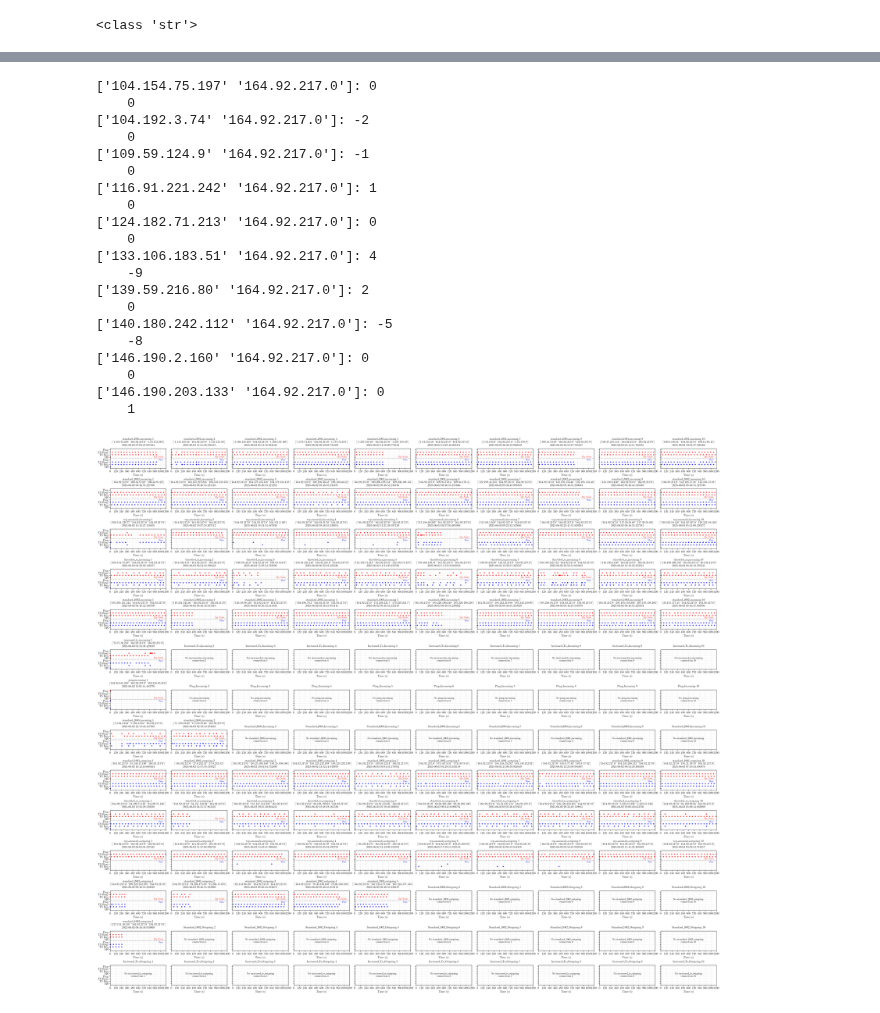
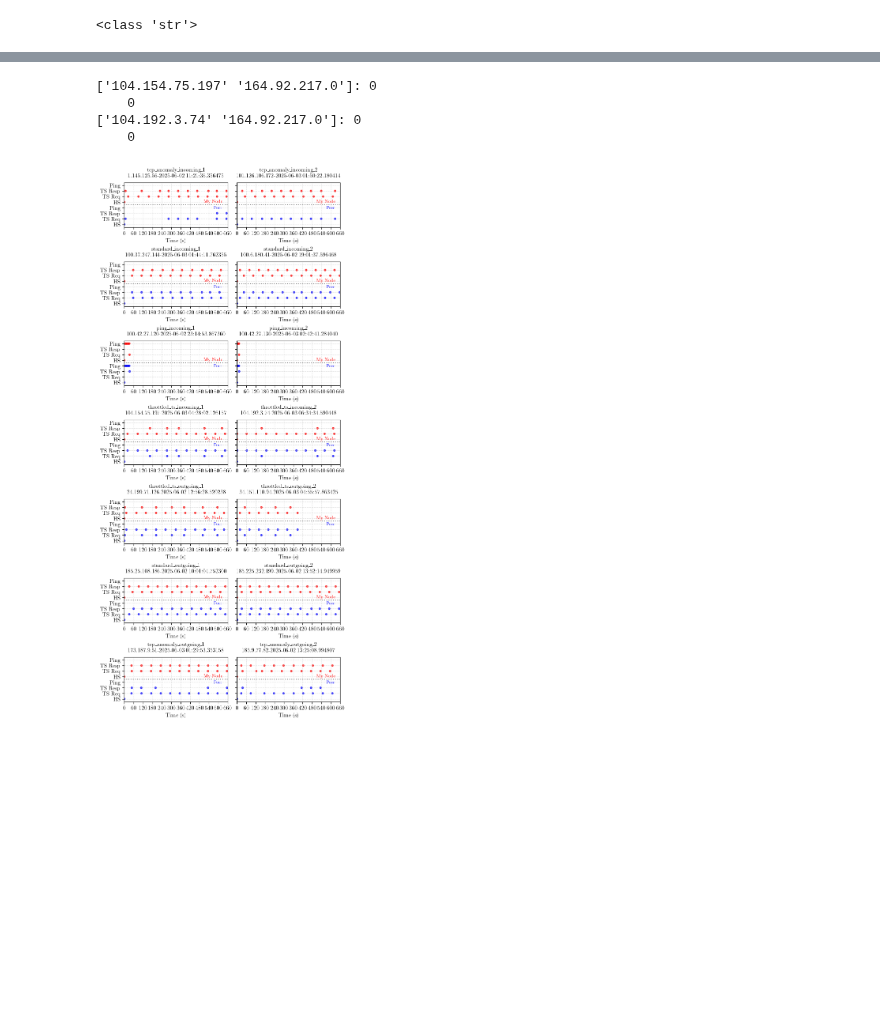
Before and after one commit to ykpyck/monero-traffic-analysis, a Jupyter notebook: visz_test.ipynb, the cells around one changed output, grey strips where cells are left out. Drawn from its saved outputs; the diff is of its cells as text; code cells hidden in the pictures; blank space fills up the shorter version.

```diff
--- a/visz_test.ipynb
+++ b/visz_test.ipynb
@@ -538,26 +559,29 @@ def classify_connection(conn_row, duration_m, commands, ts_latency_lower, ts_lat
 
     conditions = {
         'tcp_anomaly': (
-            (not conn_row['res_req_diff'] in range(-10,11))
+            (not conn_row['res_req_diff'] in range(-2,3))
         ),
         'throttled_ts': (
             (conn_row['ts_latency'] > ts_latency_upper) &
             (conn_row['ts_latency'] != 6000) #&
             #(duration_m > timedelta(minutes=min_duration_minutes))
         ),
-        'increased_ts': (
-            (conn_row['ts_latency'] < ts_latency_lower)
-        ),
         'ping': (
             (conn_row['ping_frequency'] > 0) &
             (conn_row['ping_frequency'] < 10)
         ),
-        f'standard_{commands[0]}': (
+        'short_lived': (
+            (duration_m < timedelta(minutes=1))
+        ),
+        f'standard_average': (
+            #(conn_row['ts_latency'] < ts_latency_lower) &
             (duration_m > timedelta(minutes=min_duration_minutes))
+        ),
+        'standard_short': (
+            (duration_m <= timedelta(minutes=min_duration_minutes))
         )
     }
     for conn_type, condition in conditions.items():
-
         if condition:
             return f"{conn_type}_{conn_row['direction']}"
     return None
@@ -565,8 +589,8 @@ def classify_connection(conn_row, duration_m, commands, ts_latency_lower, ts_lat
 # build connections dataframe
 df_indexed = result_df.set_index('source_ip')
 
-ts_latency_lower = 30#conn_df['ts_latency'].quantile(0.5)
-ts_latency_upper = 90#conn_df['ts_latency'].quantile(0.9)
+ts_latency_lower = conn_df['ts_latency'].quantile(0.5)
+ts_latency_upper = conn_df['ts_latency'].quantile(0.95)
 
 #connection_data = {f"{conn_type}_{direction}": [] for conn_type in ['standard', 'throttled_ts', 'ping'] for direction in ['outgoing', 'incoming']}
 #type_counts = {conn_type: 0 for conn_type in connection_data.keys()}
@@ -574,10 +598,10 @@ ts_latency_upper = 90#conn_df['ts_latency'].quantile(0.9)
 connection_data = {}
 type_counts = {}
 
-max_connections_per_type=10
+max_connections_per_type=2
 min_duration_minutes=5
 min_ping_commands=3
-time_duration_seconds=1200
+time_duration_seconds=660
 peers = []
 
 for idx, row in conn_df.iterrows():
@@ -653,7 +677,7 @@ def setup_axis_appearance(ax, time_duration_seconds, show_ylabel=True):
     category_labels = ['HS', 'TS Req', 'TS Resp', 'Ping', 'HS', 'TS Req', 'TS Resp', 'Ping']
 
     ax.set_xlabel('Time (s)', fontsize=10)
-    ax.set_xticks(range(0, time_duration_seconds + 1, 120))
+    ax.set_xticks(range(0, time_duration_seconds + 1, 60))
     ax.set_yticks([1, 2, 3, 4, 5, 6, 7, 8])
     ax.set_yticklabels(category_labels if show_ylabel else ['', '', '', '', '', '', '', ''], fontsize=10)
     ax.tick_params(axis='both', which='major', labelsize=10)
@@ -712,7 +736,6 @@ def plot_command_timeline_subplot(ax, base_commands, base_flags, base_series, ba
     ax.set_title(title, fontsize=10, pad=10, weight='bold')
     setup_axis_appearance(ax, time_duration_seconds, show_ylabel)
 
-
 #connection_types = {f"{conn_type}_{direction}": [] for conn_type in ['standard', 'throttled_ts', 'ping'] for direction in ['outgoing', 'incoming']}
 titles = list(type_counts.keys()) #['Standard','Standard', 'Throttled Timed Sync','Throttled Timed Sync', 'Ping Flooding','Ping Flooding']
 
@@ -725,49 +748,33 @@ if max_connections_per_type == 1:
 
 for i, conn_type in enumerate(connection_data):
     for j in range(max_connections_per_type):
         if j < len(connection_data[conn_type]):
             data = connection_data[conn_type][j]
             tmp_set = list(set(data['source_ips']))
 
             if len(tmp_set) == 1:
                 peer = tmp_set[0]
             elif tmp_set[0] == my_ip:
                 peer = tmp_set[1]
             else:
                 peer = tmp_set[0]
 
-            title = f"{titles[i]} {j+1}\n{peer} - {data['series'][0]}"
+            title = f"{titles[i]}_{j+1}\n{peer}-{data['series'][0]}"
             plot_command_timeline_subplot(
                 axes[i, j], data['commands'], data['flags'],
                 data['series'], data['source_ips'], title, time_duration_seconds, show_ylabel=(j==0)
             )
         else:
             axes[i, j].text(0.5, 0.5, f'No {conn_type}\nconnection {j+1}',
                            transform=axes[i, j].transAxes, ha='center', va='center',
                            fontsize=9)
             axes[i, j].set_title(f"{conn_type.title()} {j+1}", fontsize=10, pad=10)
             setup_axis_appearance(axes[i, j], time_duration_seconds, show_ylabel=(j==0))
 
 plt.savefig('results/graphs/connection_vis.pdf')
 # %% [output]
 ['104.154.75.197' '164.92.217.0']: 0
     0
-['104.192.3.74' '164.92.217.0']: -2
+['104.192.3.74' '164.92.217.0']: 0
     0
-['109.59.124.9' '164.92.217.0']: -1
-    0
-['116.91.221.242' '164.92.217.0']: 1
-    0
-['124.182.71.213' '164.92.217.0']: 0
-    0
-['133.106.183.51' '164.92.217.0']: 4
-    -9
-['139.59.216.80' '164.92.217.0']: 2
-    0
-['140.180.242.112' '164.92.217.0']: -5
-    -8
-['146.190.2.160' '164.92.217.0']: 0
-    0
-['146.190.203.133' '164.92.217.0']: 0
-    1
-[figure, old version]
+[figure, new version]
```
Also changed, not shown: parts of 12 cells of this notebook, 12 other files.
